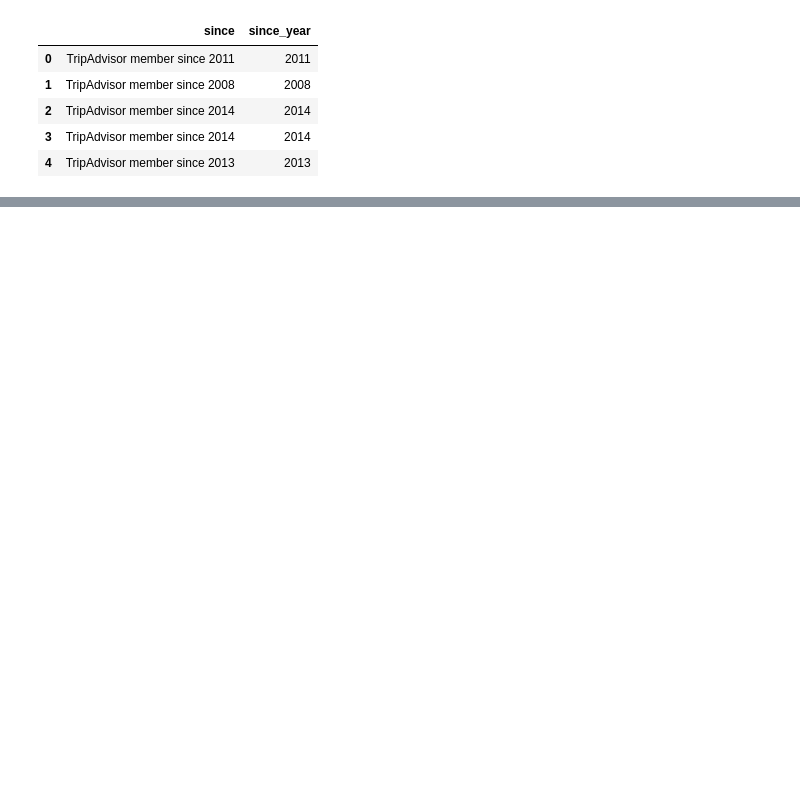
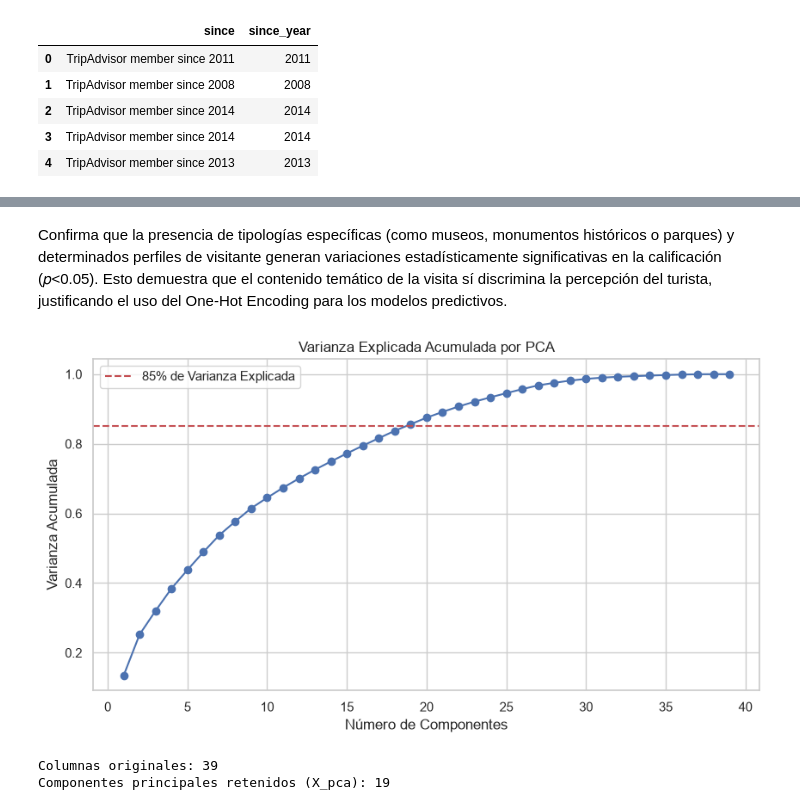
Before and after one commit to LosPValor/AyudanteDeViaje, a Jupyter notebook: CDT_octubre26b.ipynb, the cells around one changed output, grey strips where cells are left out. Saved outputs shown, nothing was run; the diff lists cells and outputs as text; code cells hidden in the pictures; blank space fills up the shorter version.

```diff
--- a/CDT_octubre26b.ipynb
+++ b/CDT_octubre26b.ipynb
@@ -246,0 +559,52 @@ variable_target = 'rating_rev'
+# %% [markdown]
+Confirma que la presencia de tipologías específicas (como museos, monumentos históricos o parques) y determinados perfiles de visitante generan variaciones estadísticamente significativas en la calificación (𝑝<0.05). Esto demuestra que el contenido temático de la visita sí discrimina la percepción del turista, justificando el uso del One-Hot Encoding para los modelos predictivos.
+# %%
+import pandas as pd
+import numpy as np
+import matplotlib.pyplot as plt
+from sklearn.preprocessing import StandardScaler
+from sklearn.decomposition import PCA
+
+# 1. Aislar las variables explicativas (X) de la variable objetivo y columnas de texto/IDs
+# Asumiendo que 'rating_rev' es tu target, y descartamos IDs o texto residual
+columnas_a_excluir = ['rating_rev', 'id_atr', 'user_id', 'usr.name', 'usr.login', 'since', 'date_rev', 'address', 'hometown', 'leng', '_x', '_y', 'cluster']
+X = df_ml.drop(columns=[col for col in columnas_a_excluir if col in df_ml.columns], errors='ignore')
+
+# Asegurar que solo queden variables numéricas y rellenar posibles nulos marginales con 0
+X = X.select_dtypes(include=[np.number]).fillna(0)
+
+# 2. Transformación Logarítmica para variables con asimetría extrema (outliers)
+variables_sesgadas = ['Contributions', 'Cities_visited', 'Helpful_votes', 'Photos', 'num_rev_atr']
+for col in variables_sesgadas:
+    if col in X.columns:
+        X[col] = np.log1p(X[col]) # log1p maneja ceros sin dar error matemático
+
+# 3. Estandarización (Media 0, Varianza 1)
+scaler = StandardScaler()
+X_scaled = scaler.fit_transform(X)
+
+# 4. Análisis de Varianza Acumulada (Para ver cuántos componentes necesitamos)
+pca_test = PCA()
+pca_test.fit(X_scaled)
+varianza_acumulada = np.cumsum(pca_test.explained_variance_ratio_)
+
+plt.figure(figsize=(10, 5))
+plt.plot(range(1, len(varianza_acumulada) + 1), varianza_acumulada, marker='o', linestyle='-', color='b')
+plt.axhline(y=0.85, color='r', linestyle='--', label='85% de Varianza Explicada')
+plt.title('Varianza Explicada Acumulada por PCA')
+plt.xlabel('Número de Componentes')
+plt.ylabel('Varianza Acumulada')
+plt.legend()
+plt.grid(True)
+plt.show()
+
+# 5. Aplicar PCA Final reteniendo el 85% de la información original
+pca_final = PCA(n_components=0.85)
+X_pca = pca_final.fit_transform(X_scaled)
+
+print(f"Columnas originales: {X_scaled.shape[1]}")
+print(f"Componentes principales retenidos (X_pca): {pca_final.n_components_}")
+# %% [output]
+[figure, added]
+Columnas originales: 39
+Componentes principales retenidos (X_pca): 19
```
Also changed, not shown: parts of 43 cells of this notebook, 4 other files.
